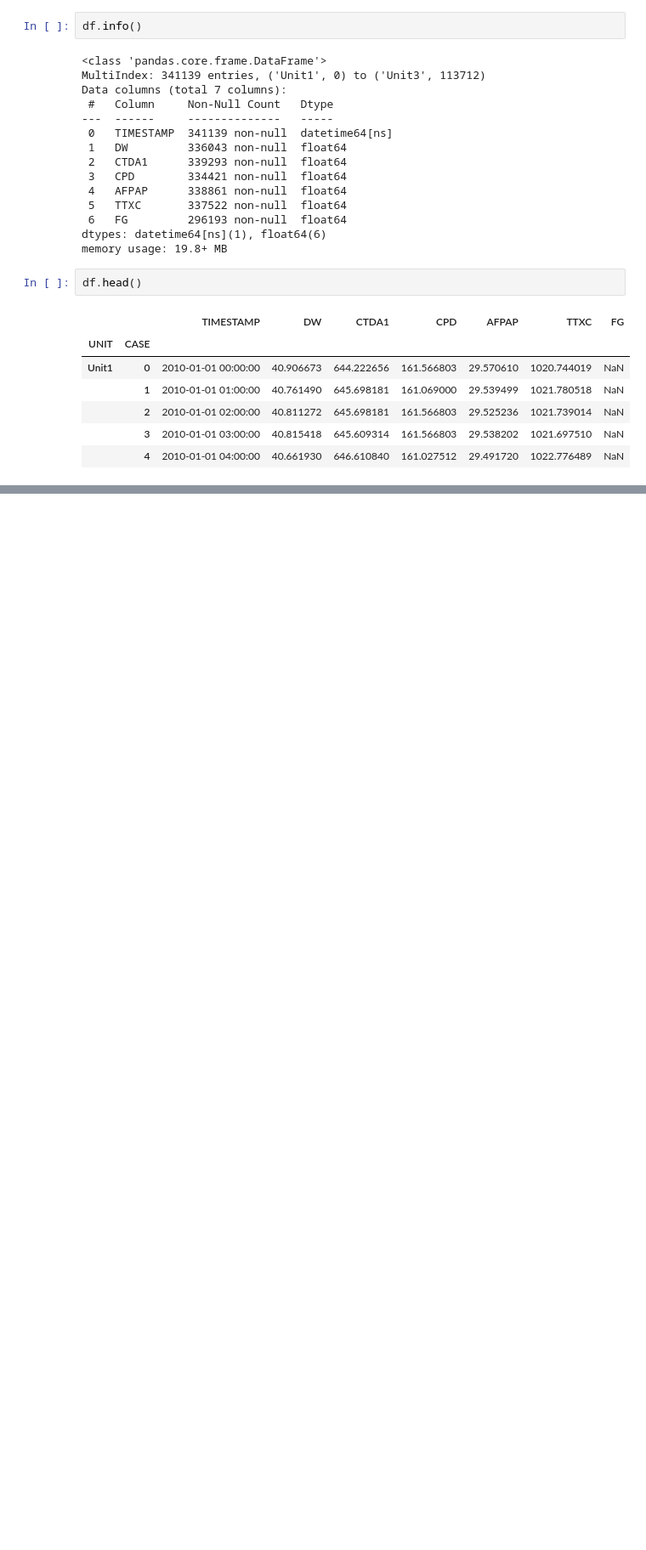
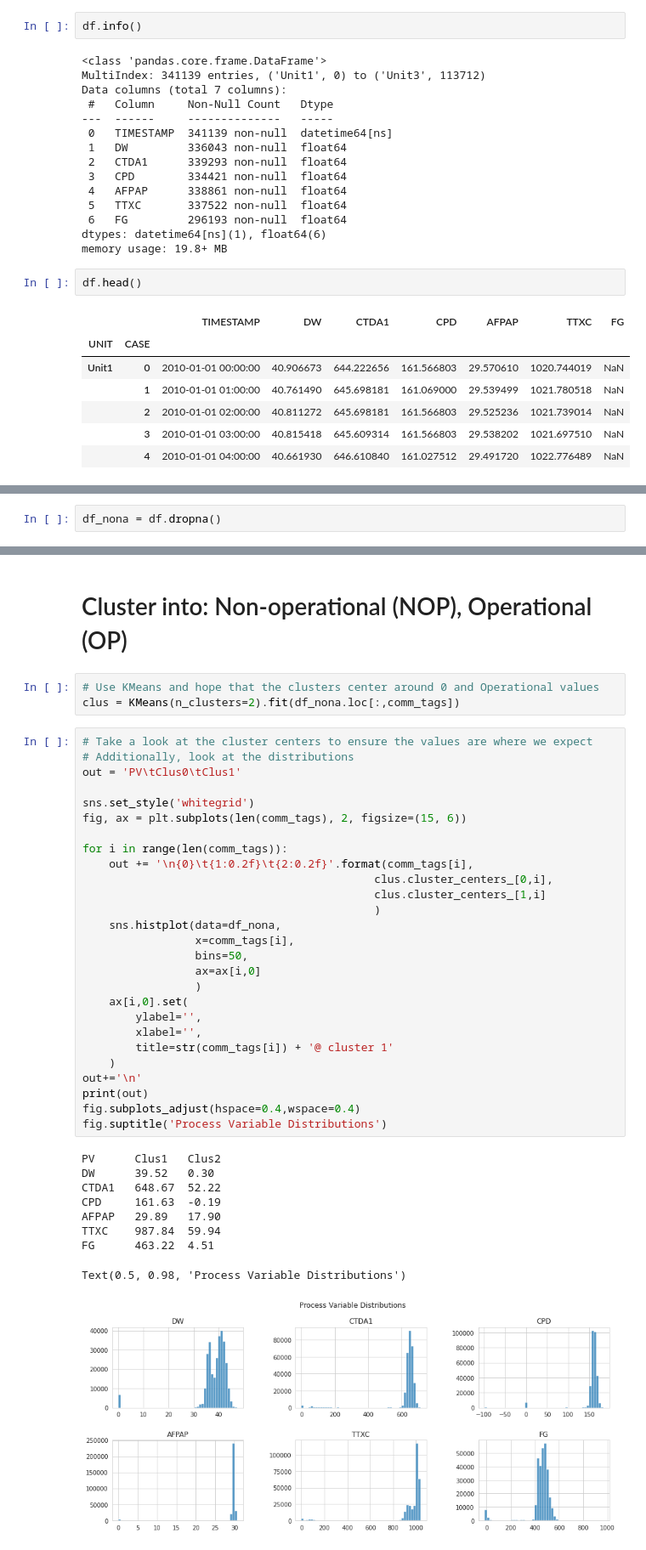
Before and after one commit to nollijish/PSR, a Jupyter notebook: Cogen_CF.ipynb, the cells around one changed output, grey strips where cells are left out. Shown at 85% size. Saved outputs shown, nothing was run; the diff lists cells and outputs as text; blank space fills up the shorter version.

Commit message:
Added graphic analysis of the clusters

```diff
--- a/Cogen_CF.ipynb
+++ b/Cogen_CF.ipynb
@@ -164,0 +167,2 @@ df.head()
+# %%
+df_nona = df.dropna()
@@ -164,0 +186,42 @@ df.head()
+# %% [markdown]
+# Cluster into: Non-operational (NOP), Operational (OP)
+# %%
+# Use KMeans and hope that the clusters center around 0 and Operational values
+clus = KMeans(n_clusters=2).fit(df_nona.loc[:,comm_tags])
+# %%
+# Take a look at the cluster centers to ensure the values are where we expect
+# Additionally, look at the distributions
+out = 'PV\tClus0\tClus1'
+
+sns.set_style('whitegrid')
+fig, ax = plt.subplots(len(comm_tags), 2, figsize=(15, 6))
+
+for i in range(len(comm_tags)):
+    out += '\n{0}\t{1:0.2f}\t{2:0.2f}'.format(comm_tags[i],
+                                            clus.cluster_centers_[0,i],
+                                            clus.cluster_centers_[1,i]
+                                            )
+    sns.histplot(data=df_nona,
+                 x=comm_tags[i],
+                 bins=50,
+                 ax=ax[i,0]
+                 )
+    ax[i,0].set(
+        ylabel='',
+        xlabel='',
+        title=str(comm_tags[i]) + '@ cluster 1'
+    )
+out+='\n'
+print(out)
+fig.subplots_adjust(hspace=0.4,wspace=0.4)
+fig.suptitle('Process Variable Distributions')
+# %% [output]
+PV      Clus1   Clus2
+DW      39.52   0.30
+CTDA1   648.67  52.22
+CPD     161.63  -0.19
+AFPAP   29.89   17.90
+TTXC    987.84  59.94
+FG      463.22  4.51
+Text(0.5, 0.98, 'Process Variable Distributions')
+[figure, added]
```
Also changed, not shown: parts of 4 cells of this notebook.
